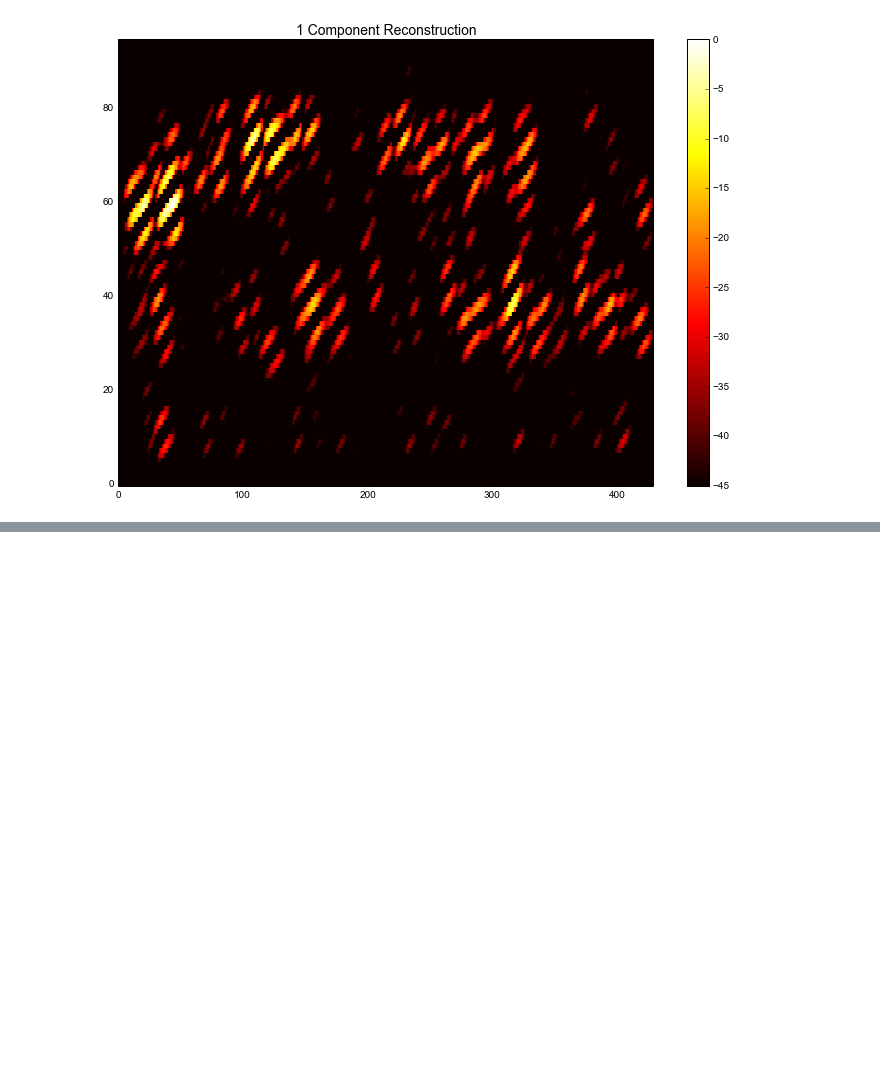
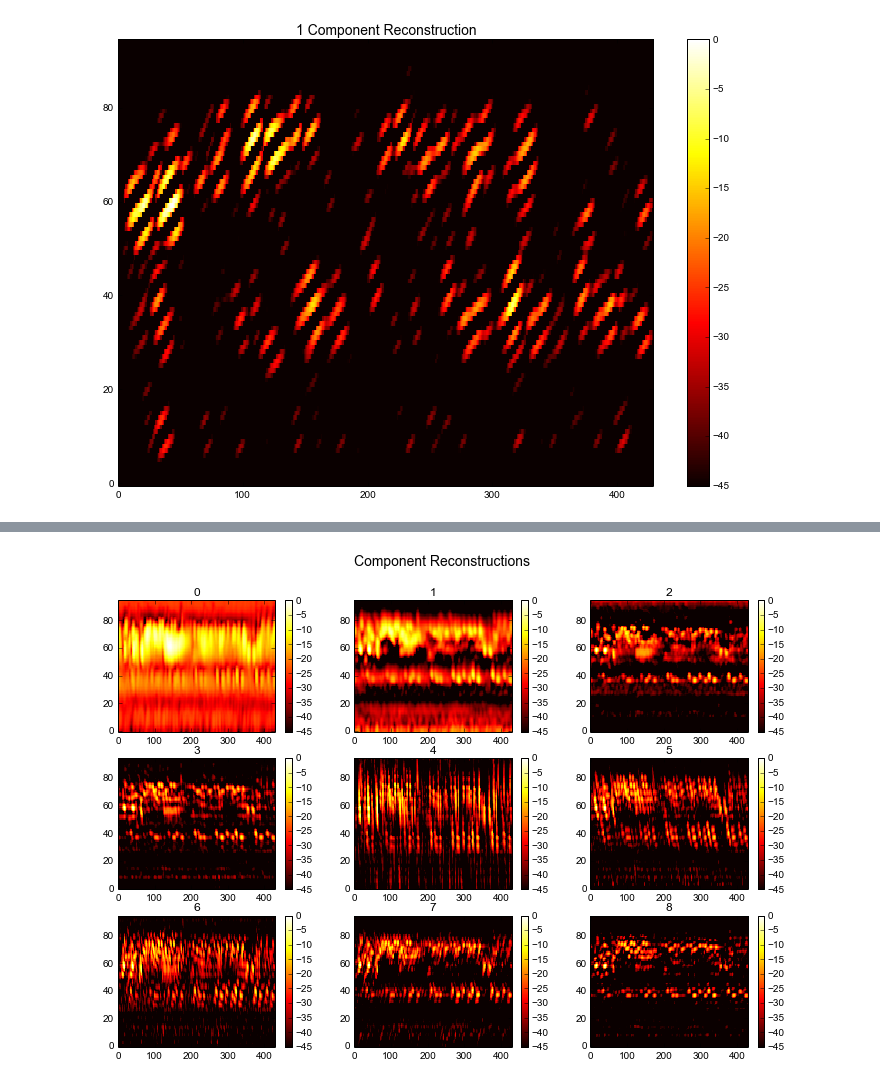
Before and after one commit to bregmanstudio/AudioSpectrumPatchApproximation, a Jupyter notebook: AudioSpectrumPatchApproximation.ipynb, the cells around one changed output, grey strips where cells are left out. Drawn from its saved outputs; the diff is of its cells as text; code cells hidden in the pictures; blank space fills up the shorter version.

```diff
--- a/AudioSpectrumPatchApproximation.ipynb
+++ b/AudioSpectrumPatchApproximation.ipynb
@@ -102,0 +114,4 @@ Period size is 64 , Buffer size is 22050
+# %%
+s3.reconstruct_individual_spectra(plotting=True, **pargs)
+# %% [output]
+[figure, added]
```
Also changed, not shown: parts of 7 cells of this notebook, 1 other file.
